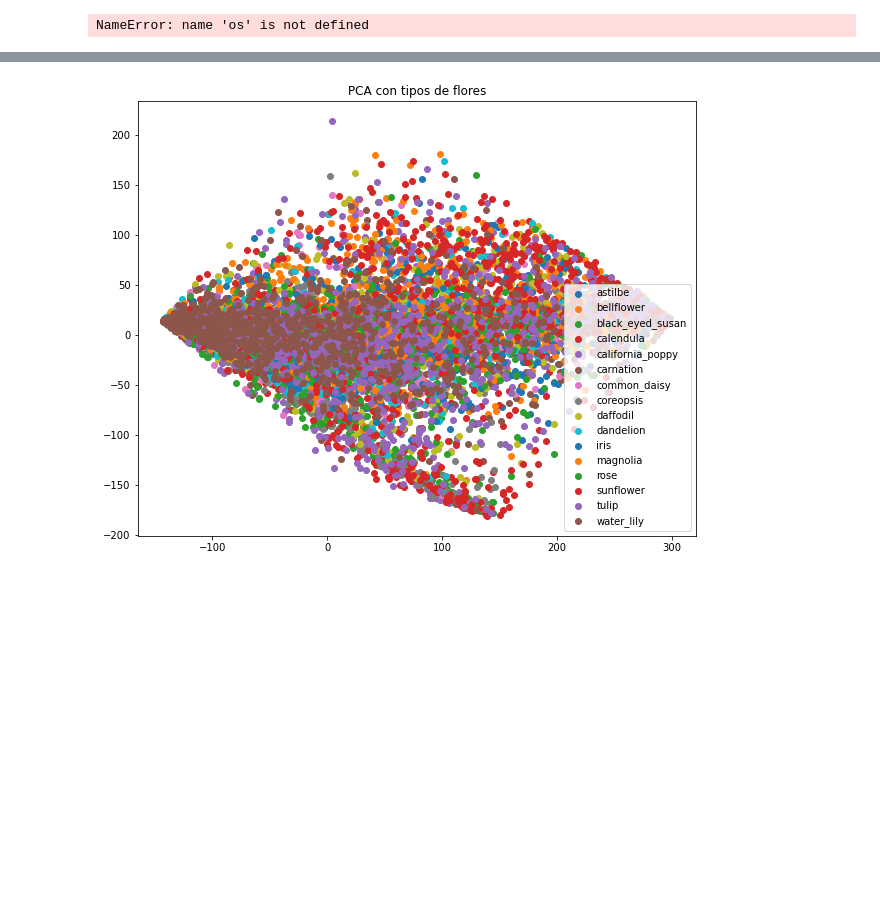
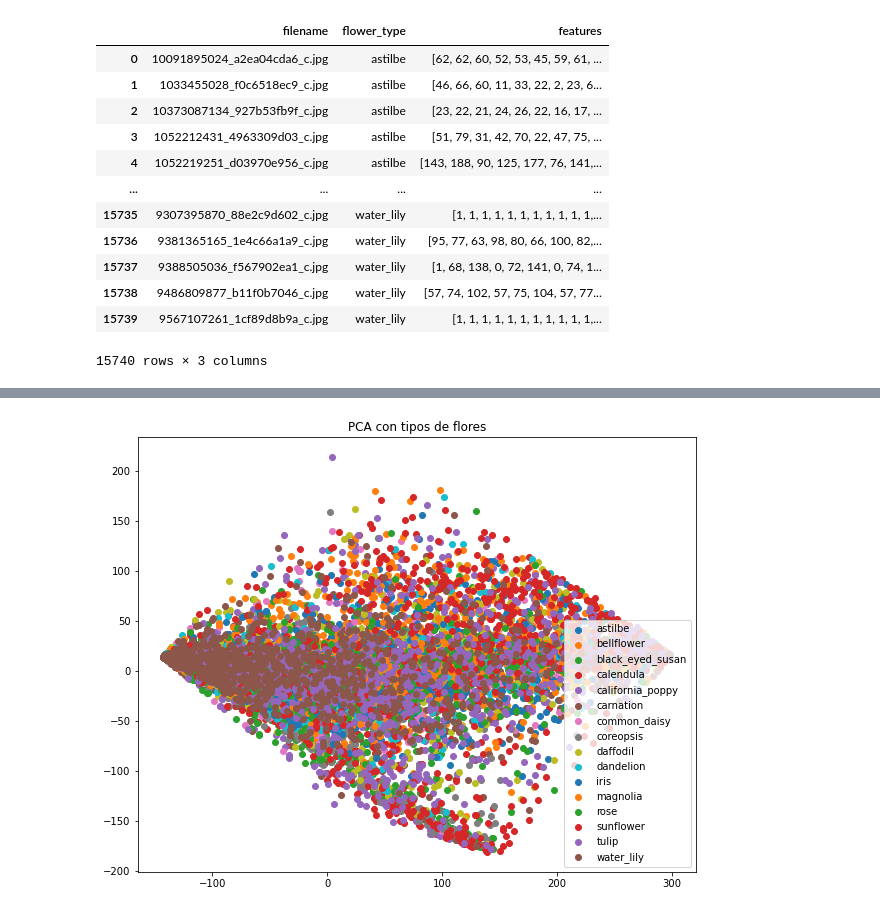
Before and after one commit to ManuelFelipeA/Comp_Algebra, a Jupyter notebook: flowers_all.ipynb, the cells around one changed output, grey strips where cells are left out. Saved outputs shown, nothing was run; the diff lists cells and outputs as text; code cells hidden in the pictures; blank space fills up the shorter version.

```diff
--- a/flowers_all.ipynb
+++ b/flowers_all.ipynb
@@ -12,30 +12,43 @@ from scipy.spatial.distance import pdist, squareform
 # %%
 
 
 # Crea un nuevo directorio para almacenar las imágenes de flores
 data_dir = 'flowers'
 os.makedirs(data_dir, exist_ok=True)
 
 # Descarga y descomprime el archivo ZIP del dataset de flores en el directorio creado
 # en el paso anterior.
 
 # Recorre el directorio de imágenes y convierte cada imagen en un vector de características
 data = []
 for flower_type in os.listdir(data_dir):
     flower_dir = os.path.join(data_dir, flower_type)
     if os.path.isdir(flower_dir):
         for filename in os.listdir(flower_dir):
             if filename.endswith('.jpg'):
                 image_path = os.path.join(flower_dir, filename)
                 with Image.open(image_path) as img:
                     img = img.resize((64, 64))  # Cambia la resolución de la imagen
                     img_array = np.array(img)
                     features = img_array.flatten()  # Convierte la imagen en un vector de características
                     data.append({'filename': filename, 'flower_type': flower_type, 'features': features})
 
 # Convierte la lista de diccionarios en un DataFrame y guárdalo como un archivo CSV
 df = pd.DataFrame(data)
 df.to_csv('flowers.csv', index=False)
+df
 # %% [output]
+|  | filename | flower_type | features |
+| 0 | 10091895024_a2ea04cda6_c.jpg | astilbe | [62, 62, 60, 52, 53, 45, 59, 61, ... |
+| 1 | 1033455028_f0c6518ec9_c.jpg | astilbe | [46, 66, 60, 11, 33, 22, 2, 23, 6... |
+| 2 | 10373087134_927b53fb9f_c.jpg | astilbe | [23, 22, 21, 24, 26, 22, 16, 17, ... |
+| 3 | 1052212431_4963309d03_c.jpg | astilbe | [51, 79, 31, 42, 70, 22, 47, 75, ... |
+| 4 | 1052219251_d03970e956_c.jpg | astilbe | [143, 188, 90, 125, 177, 76, 141,... |
+| ... | ... | ... | ... |
+| 15735 | 9307395870_88e2c9d602_c.jpg | water_lily | [1, 1, 1, 1, 1, 1, 1, 1, 1, 1, 1,... |
+| 15736 | 9381365165_1e4c66a1a9_c.jpg | water_lily | [95, 77, 63, 98, 80, 66, 100, 82,... |
+| 15737 | 9388505036_f567902ea1_c.jpg | water_lily | [1, 68, 138, 0, 72, 141, 0, 74, 1... |
+| 15738 | 9486809877_b11f0b7046_c.jpg | water_lily | [57, 74, 102, 57, 75, 104, 57, 77... |
+| 15739 | 9567107261_1cf89d8b9a_c.jpg | water_lily | [1, 1, 1, 1, 1, 1, 1, 1, 1, 1, 1,... |
-NameError: name 'os' is not defined
+15740 rows × 3 columns
 # %%
```
Also changed, not shown: parts of 7 cells of this notebook.
